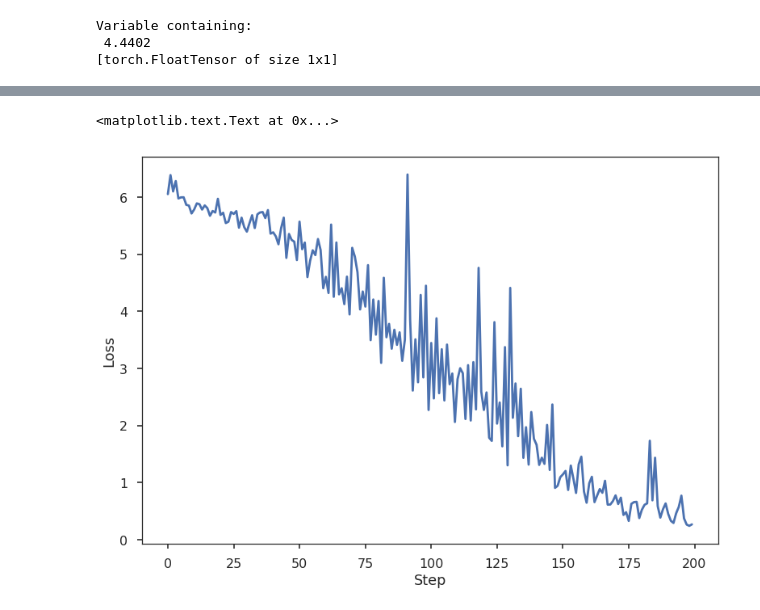
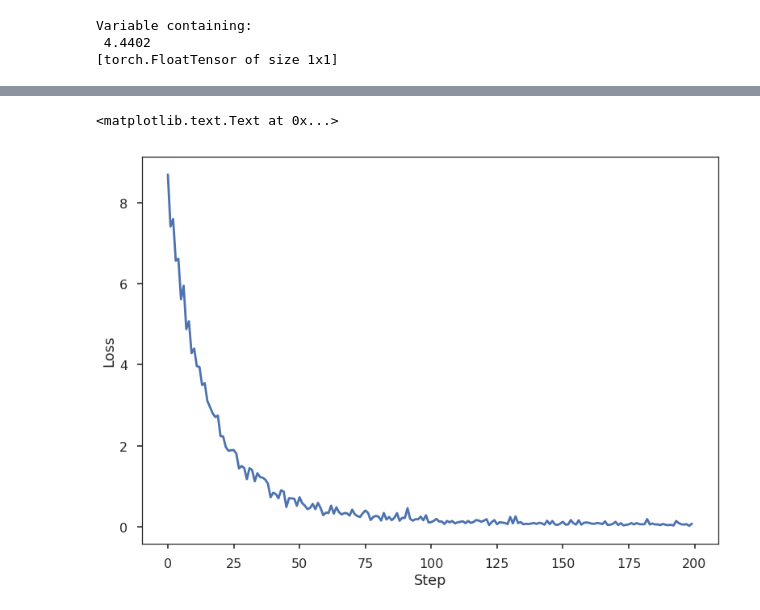
Before and after one commit to napsternxg/pytorch-practice, a Jupyter notebook: Pytorch+example.ipynb, the cells around one changed output, grey strips where cells are left out. Drawn from its saved outputs; the diff is of its cells as text; code cells hidden in the pictures.

Commit message:
Refined the CRF model

```diff
--- a/Pytorch+example.ipynb
+++ b/Pytorch+example.ipynb
@@ -1111,7 +1111,7 @@ Variable containing:
 [torch.FloatTensor of size 1x1]
 # %%
 class CRFLayer(nn.Module):
-    def __init__(self, input_size, num_labels):
+    def __init__(self, num_labels):
         super(CRFLayer, self).__init__()
         self.num_labels = num_labels
         self.transitions = nn.Parameter(torch.randn(self.num_labels, self.num_labels))
@@ -1167,6 +1167,7 @@ class LSTMTaggerWordCharCRF(nn.Module):
         self.word_embeddings = word_char_embedding
         self.lstm = nn.LSTM(embedding_size, hidden_size//2, bidirectional=True)
         self.output = nn.Linear(hidden_size, output_size)
+        self.crf = CRFLayer(output_size)
 
     def forward(self, X, X_char):
         seq_embed = self.word_embeddings(X, X_char).permute(1, 0, 2)
@@ -1174,6 +1175,10 @@ class LSTMTaggerWordCharCRF(nn.Module):
         # Reshape the output to be a tensor of shape seq_len*label_size
         output = self.output(out.view(X.data.size(1), -1))
         return output
+
+    def loss(self, X, X_char, Y):
+        feats = self.forward(X, X_char)
+        return self.crf.neg_log_likelihood(feats, Y)
 # %%
 model = LSTMTaggerWordCharCRF(word_char_embedding, 8, 4, pos_vocab.size)
 features = model.forward(Variable(torch.LongTensor([X_train[0]])), charseq2varlist(X_char_train[0]))
@@ -1188,27 +1193,23 @@ Features:  Variable containing:
 [torch.FloatTensor of size 5x3]
 # %%
-crf = CRFLayer(pos_vocab.size, pos_vocab.size)
-optimizer = optim.SGD(model.parameters(), lr=0.1)
+optimizer = optim.SGD([
+    {"params": model.parameters()},
+], lr=0.1)
 
-
-def get_loss_embedding_lstm_tagger_word_char_crf(model, crf, seq, seq_char, label, verbose=False):
+def get_loss_embedding_lstm_tagger_word_char_crf(model, seq, seq_char, label, verbose=False):
     ## Clear gradients before every update else memory runs out
     model.zero_grad()
-    crf.zero_grad() # Should be CRF
     ## Do forward pass
-    feats = model.forward(Variable(torch.LongTensor([seq])),
-                              charseq2varlist(seq_char))
-    if verbose:
-        print(feats)
+    X, X_char = Variable(torch.LongTensor([seq])), charseq2varlist(seq_char)
     ## Get labels
     target  = torch.LongTensor(label)
     if verbose:
         print(target)
     ## Get loss
-    loss = crf.neg_log_likelihood(feats, target)
+    loss = model.loss(X, X_char, target)
     if verbose:
         print(loss)
     return loss
 # %%
-loss = get_loss_embedding_lstm_tagger_word_char_crf(model, crf, X_train[0], X_char_train[0], Y_train[0], verbose=True)
+loss = get_loss_embedding_lstm_tagger_word_char_crf(model, X_train[0], X_char_train[0], Y_train[0], verbose=True)
 # %% [output]
@@ -1234,17 +1226,17 @@ Variable containing:
 # %%
 losses = []
 for epoch in tqdm(range(100)):
     for seq, seq_char, label in zip(X_train, X_char_train, Y_train):
-        loss = get_loss_embedding_lstm_tagger_word_char_crf(model, crf, seq, seq_char, label)
+        loss = get_loss_embedding_lstm_tagger_word_char_crf(model, seq, seq_char, label)
         losses.append(loss.data[0])
         ## Get gradients of model params wrt. loss
         loss.backward()
         ## Optimize the loss by one step
         optimizer.step()
 
 plt.plot(losses)
 plt.xlabel("Step")
 plt.ylabel("Loss")
 # %% [output]
 <matplotlib.text.Text at 0x...>
-[figure, old version]
+[figure, new version]
```
Also changed, not shown: parts of 8 cells of this notebook.
